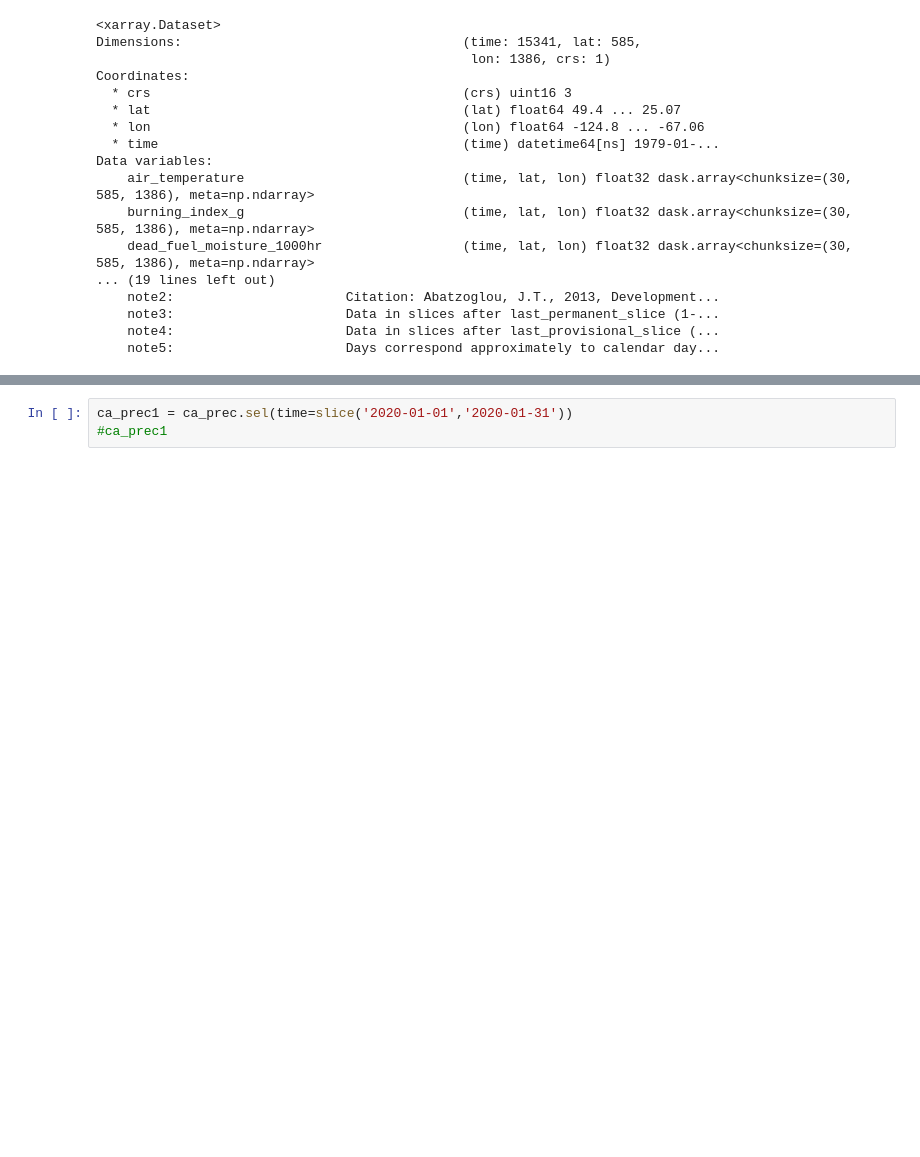
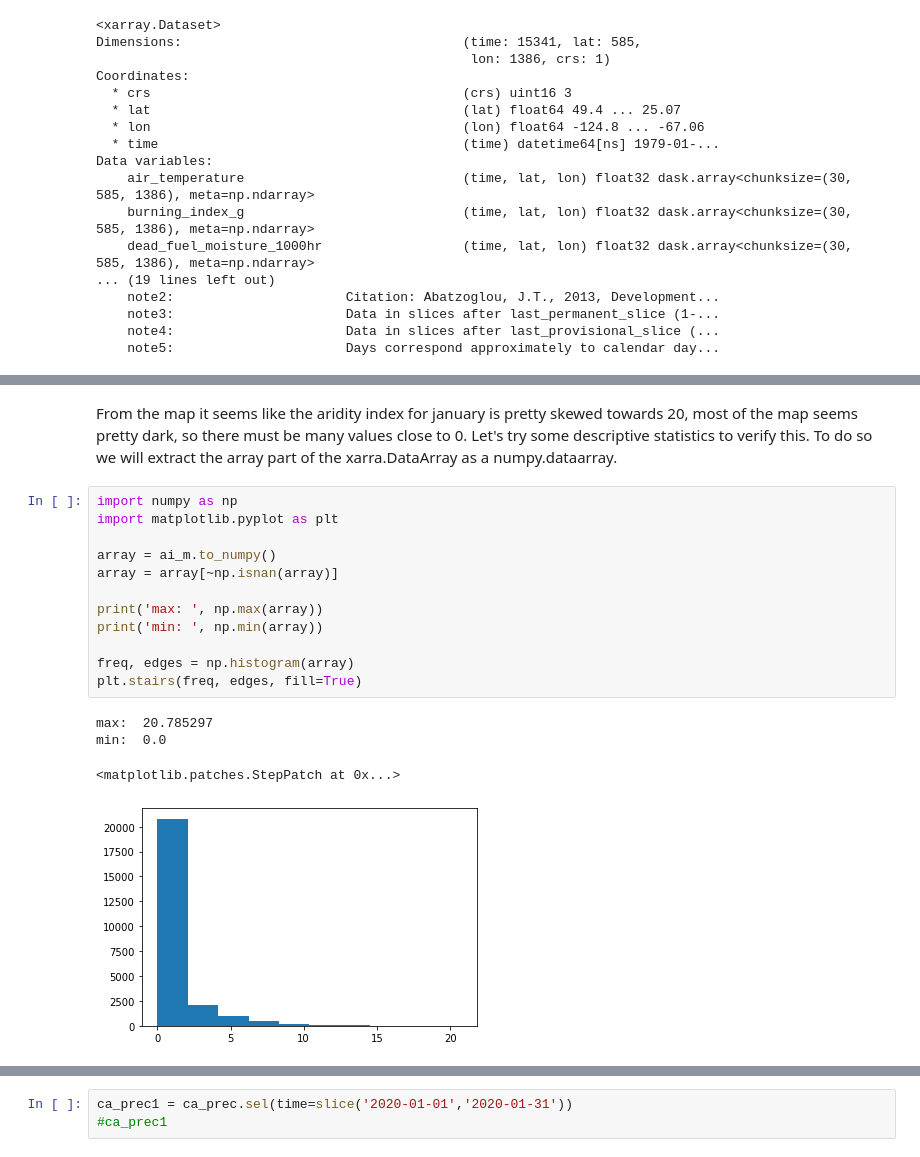
Before and after one commit to carmengg/PlanetComp_aridity_layer, a Jupyter notebook: ca_aridity_TRIALS.ipynb, the cells around one changed output, grey strips where cells are left out. Cells and saved outputs as stored; diff of their text form; blank space fills up the shorter version.

```diff
--- a/ca_aridity_TRIALS.ipynb
+++ b/ca_aridity_TRIALS.ipynb
@@ -177,0 +224,19 @@ mm
+# %% [markdown]
+From the map it seems like the aridity index for january is pretty skewed towards 20, most of the map seems pretty dark, so there must be many values close to 0. Let's try some descriptive statistics to verify this. To do so we will extract the array part of the xarra.DataArray as a numpy.dataarray.
+# %%
+import numpy as np
+import matplotlib.pyplot as plt
+
+array = ai_m.to_numpy()
+array = array[~np.isnan(array)]
+
+print('max: ', np.max(array))
+print('min: ', np.min(array))
+
+freq, edges = np.histogram(array)
+plt.stairs(freq, edges, fill=True)
+# %% [output]
+max:  20.785297
+min:  0.0
+<matplotlib.patches.StepPatch at 0x...>
+[figure, added]
```
Also changed, not shown: parts of 29 cells of this notebook.
